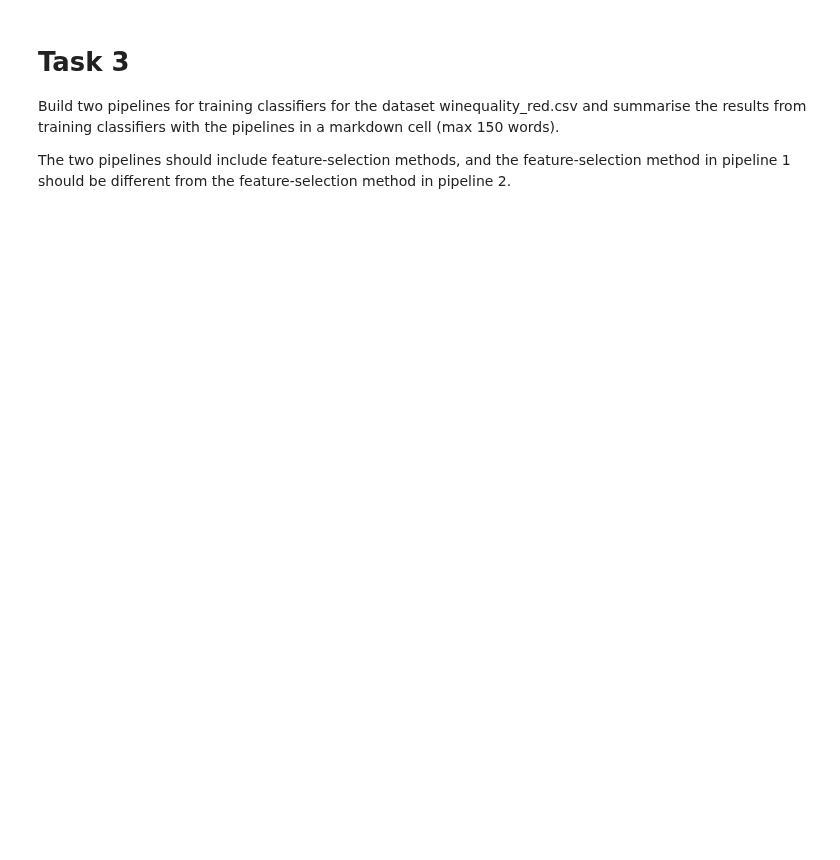
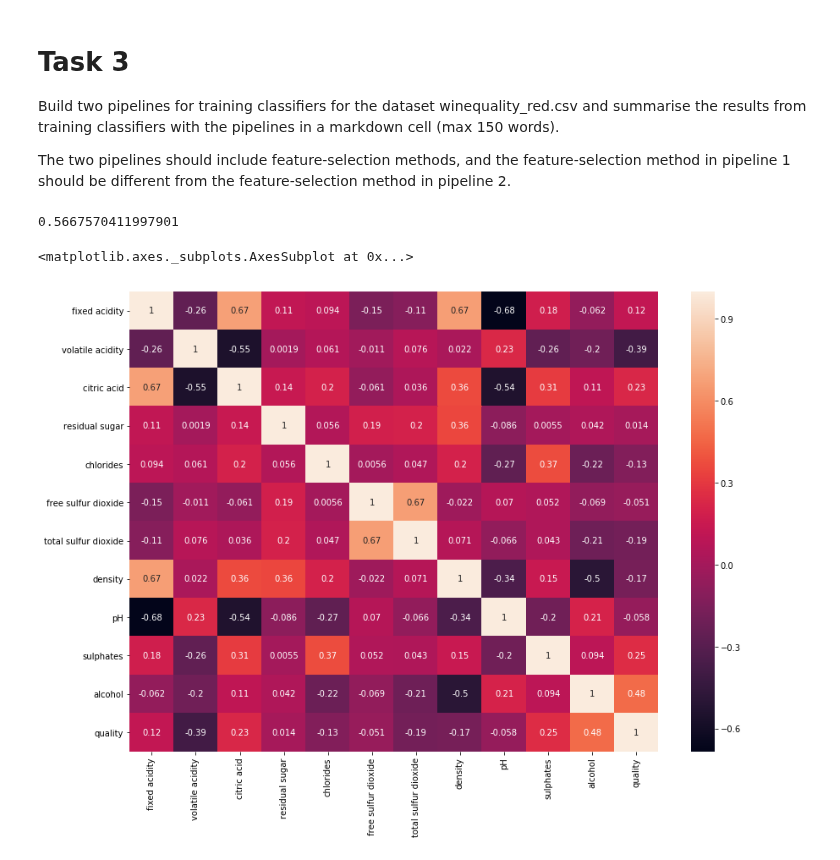
Before and after one commit to vipulpopat/MSCAI_Sem1_Etivity5, a Jupyter notebook: Etivity5-Feature_Selection_18195067.ipynb, the cells around one changed output. Saved outputs shown, nothing was run; the diff lists cells and outputs as text; code cells hidden in the pictures; blank space fills up the shorter version.

```diff
--- a/Etivity5-Feature_Selection_18195067.ipynb
+++ b/Etivity5-Feature_Selection_18195067.ipynb
@@ -177,3 +275,37 @@ However, when you execute this code again, it is very likely to get different re
 Build two pipelines for training classifiers for the dataset winequality_red.csv and summarise the results from training classifiers with the pipelines in a markdown cell (max 150 words).
 
 The two pipelines should include feature-selection methods, and the feature-selection method in pipeline 1 should be different from the feature-selection method in pipeline 2.
+# %%
+from sklearn.pipeline import Pipeline
+from sklearn.pipeline import FeatureUnion
+from sklearn.decomposition import PCA
+from sklearn.feature_selection import SelectKBest
+from sklearn.model_selection import KFold
+from sklearn.model_selection import cross_val_score
+
+# create feature union
+features = []
+#features.append(('pca', PCA(n_components=3)))
+features.append(('select_best', SelectKBest(k=6)))
+feature_union = FeatureUnion(features)
+
+# create pipeline
+estimators = []
+estimators.append(('feature_union', feature_union))
+estimators.append(('logistic', svm.SVC()))
+model = Pipeline(estimators)
+
+# evaluate pipeline
+seed = 7
+kfold = StratifiedKFold(n_splits=10, random_state=seed)
+results = cross_val_score(model, X, y, cv=kfold)
+print(results.mean())
+# %% [output]
+0.5667570411997901
+# %%
+corr = lab5_df.corr()
+plt.figure(figsize=(14,10))
+sns.heatmap(corr, annot=True)
+# %% [output]
+<matplotlib.axes._subplots.AxesSubplot at 0x...>
+[figure, added]
```
Also changed, not shown: parts of 17 cells of this notebook, 1 other file.
